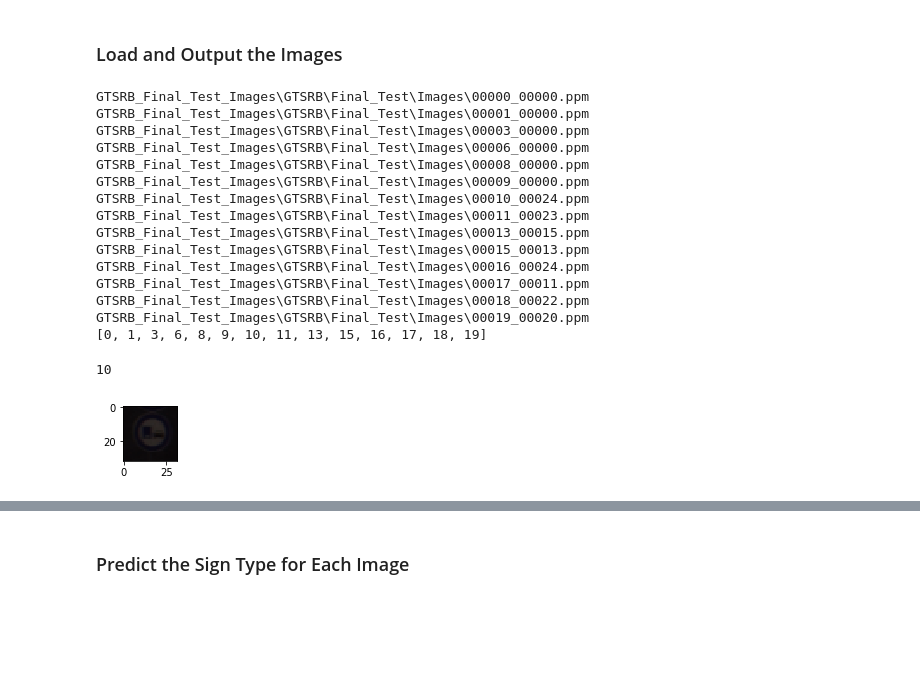
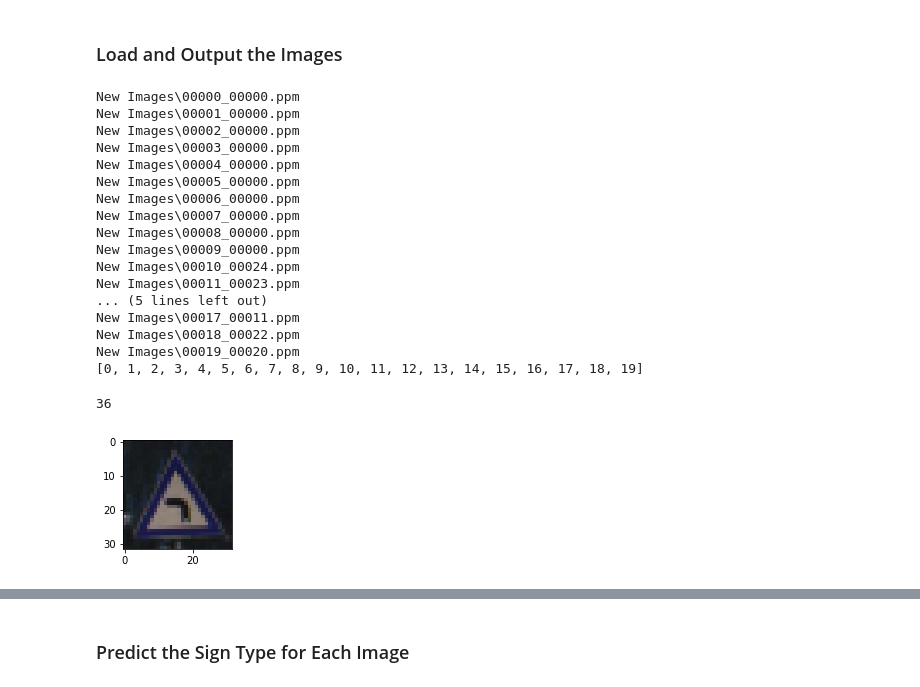
Before and after one commit to chriskcheung/carnd_p2_traffic_sign_classifier, a Jupyter notebook: Traffic_Sign_Classifier.ipynb, the cells around one changed output, grey strips where cells are left out. Cells and saved outputs as stored; diff of their text form; code cells hidden in the pictures; blank space fills up the shorter version.

```diff
--- a/Traffic_Sign_Classifier.ipynb
+++ b/Traffic_Sign_Classifier.ipynb
@@ -366,54 +416,52 @@ You may find `signnames.csv` useful as it contains mappings from the class id (i
 # %%
 ### Load the images and plot them here.
 ### Feel free to use as many code cells as needed.
-#testX = tf.placeholder(tf.float32, (None, 32, 32, 3))
 import glob
 import cv2
 import numpy as np
 
 new_images = []
-new_labels = [0,1,3,6,8,9,10,11,13,15,16,17,18,19]
-label = 0
+new_labels = [0,1,2,3,4,5,6,7,8,9,10,11,12,13,14,15,16,17,18,19]
+new_gray = []
 
-for infile in glob.glob("GTSRB_Final_Test_Images\GTSRB\Final_Test\Images\*.ppm"):
+for infile in glob.glob("New Images\*.ppm"):
     print(infile)
     image = cv2.imread(infile)
-    image = cv2.resize(image, (32,32))
+    image = cv2.resize(image, (image_shape[1],image_shape[2])) # 32x32
     #print(image)
     new_images.append(image)
-    #new_labels.append(label)
-    #label += 1
 
+#convert list of new_images to numpy array to be used in our LeNet model
 new_images=np.array(new_images)
 #print(new_images.shape)
 print(new_labels)
 
+#apply gray scale
+new_gray = rgb2gray(new_images)
+
 #normalize image to 0to1 base on 256 color pixels
-new_images = new_images/256
+new_gray = new_gray/256
 # %% [output]
-GTSRB_Final_Test_Images\GTSRB\Final_Test\Images\00000_00000.ppm
-GTSRB_Final_Test_Images\GTSRB\Final_Test\Images\00001_00000.ppm
-GTSRB_Final_Test_Images\GTSRB\Final_Test\Images\00003_00000.ppm
-GTSRB_Final_Test_Images\GTSRB\Final_Test\Images\00006_00000.ppm
-GTSRB_Final_Test_Images\GTSRB\Final_Test\Images\00008_00000.ppm
-GTSRB_Final_Test_Images\GTSRB\Final_Test\Images\00009_00000.ppm
-GTSRB_Final_Test_Images\GTSRB\Final_Test\Images\00010_00024.ppm
-GTSRB_Final_Test_Images\GTSRB\Final_Test\Images\00011_00023.ppm
-GTSRB_Final_Test_Images\GTSRB\Final_Test\Images\00013_00015.ppm
-GTSRB_Final_Test_Images\GTSRB\Final_Test\Images\00015_00013.ppm
-GTSRB_Final_Test_Images\GTSRB\Final_Test\Images\00016_00024.ppm
-GTSRB_Final_Test_Images\GTSRB\Final_Test\Images\00017_00011.ppm
-GTSRB_Final_Test_Images\GTSRB\Final_Test\Images\00018_00022.ppm
-GTSRB_Final_Test_Images\GTSRB\Final_Test\Images\00019_00020.ppm
-[0, 1, 3, 6, 8, 9, 10, 11, 13, 15, 16, 17, 18, 19]
+New Images\00000_00000.ppm
+New Images\00001_00000.ppm
+New Images\00002_00000.ppm
+New Images\00003_00000.ppm
+New Images\00004_00000.ppm
+New Images\00005_00000.ppm
+New Images\00006_00000.ppm
+New Images\00007_00000.ppm
+New Images\00008_00000.ppm
+New Images\00009_00000.ppm
+New Images\00010_00024.ppm
+New Images\00011_00023.ppm
+... (5 lines left out)
+New Images\00017_00011.ppm
+New Images\00018_00022.ppm
+New Images\00019_00020.ppm
+[0, 1, 2, 3, 4, 5, 6, 7, 8, 9, 10, 11, 12, 13, 14, 15, 16, 17, 18, 19]
-# %%
-#plot image:
-index = random.randint(0, len(new_images)-1)
-image = new_images[index].squeeze()
-
-plt.figure(figsize=(1,1))
-plt.imshow(image, cmap="gray")
-print(new_labels[index])
-# %% [output]
-10
-[figure, removed]
+# %%
+#plot original image
+idx1 = printSignAndClass(new_images,19)
+# %% [output]
+36
+[figure, added]
```
Also changed, not shown: parts of 13 cells of this notebook, 51 other files.
